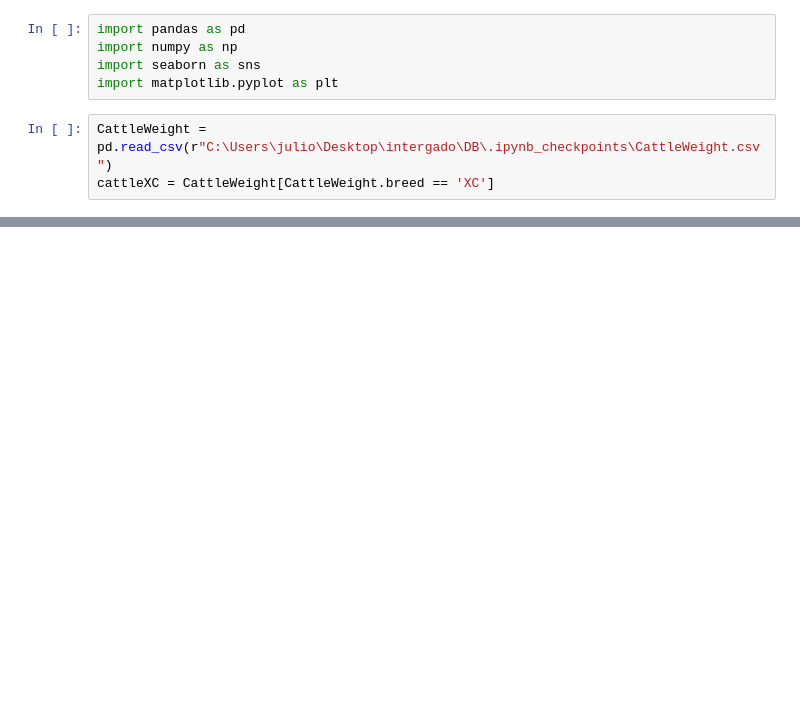
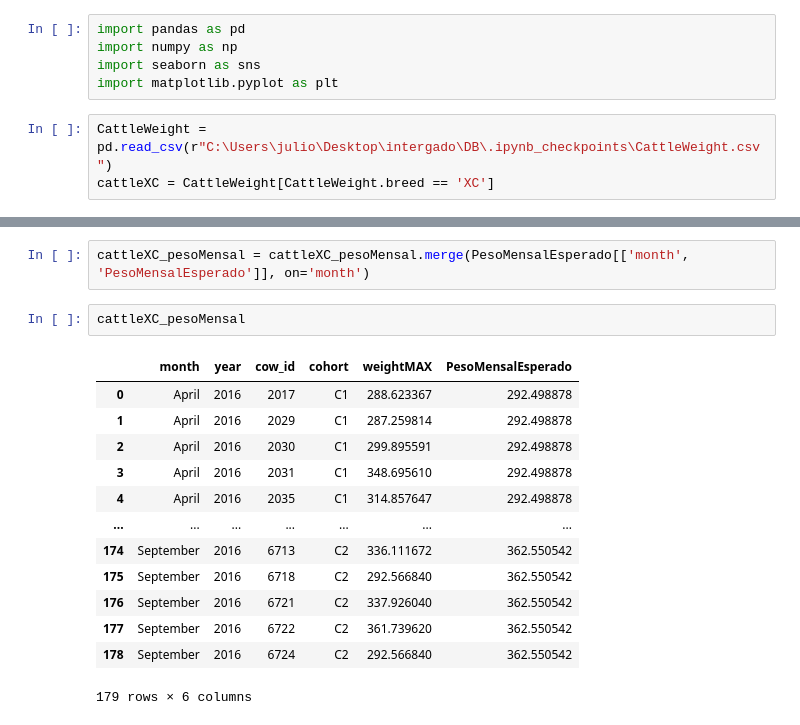
Before and after one commit to juliopk543/zootecnia-pecuaria-precisao, a Jupyter notebook: AnaliseRebanho(USD).gov/Analise/Crioulo-MesticoDeCorte-checkpoint.ipynb, the cells around one changed output, grey strips where cells are left out. Drawn from its saved outputs; the diff is of its cells as text; blank space fills up the shorter version.

```diff
--- a/AnaliseRebanho(USD).gov/Analise/Crioulo-MesticoDeCorte-checkpoint.ipynb
+++ b/AnaliseRebanho(USD).gov/Analise/Crioulo-MesticoDeCorte-checkpoint.ipynb
@@ -111,0 +124,18 @@ cattleXC.query(f'cow_id in {bezerro}')
+# %%
+cattleXC_pesoMensal = cattleXC_pesoMensal.merge(PesoMensalEsperado[['month', 'PesoMensalEsperado']], on='month')
+# %%
+cattleXC_pesoMensal
+# %% [output]
+|  | month | year | cow_id | cohort | weightMAX | PesoMensalEsperado |
+| 0 | April | 2016 | 2017 | C1 | 288.623367 | 292.498878 |
+| 1 | April | 2016 | 2029 | C1 | 287.259814 | 292.498878 |
+| 2 | April | 2016 | 2030 | C1 | 299.895591 | 292.498878 |
+| 3 | April | 2016 | 2031 | C1 | 348.695610 | 292.498878 |
+| 4 | April | 2016 | 2035 | C1 | 314.857647 | 292.498878 |
+| ... | ... | ... | ... | ... | ... | ... |
+| 174 | September | 2016 | 6713 | C2 | 336.111672 | 362.550542 |
+| 175 | September | 2016 | 6718 | C2 | 292.566840 | 362.550542 |
+| 176 | September | 2016 | 6721 | C2 | 337.926040 | 362.550542 |
+| 177 | September | 2016 | 6722 | C2 | 361.739620 | 362.550542 |
+| 178 | September | 2016 | 6724 | C2 | 292.566840 | 362.550542 |
+179 rows × 6 columns
```
Also changed, not shown: parts of 10 cells of this notebook.
